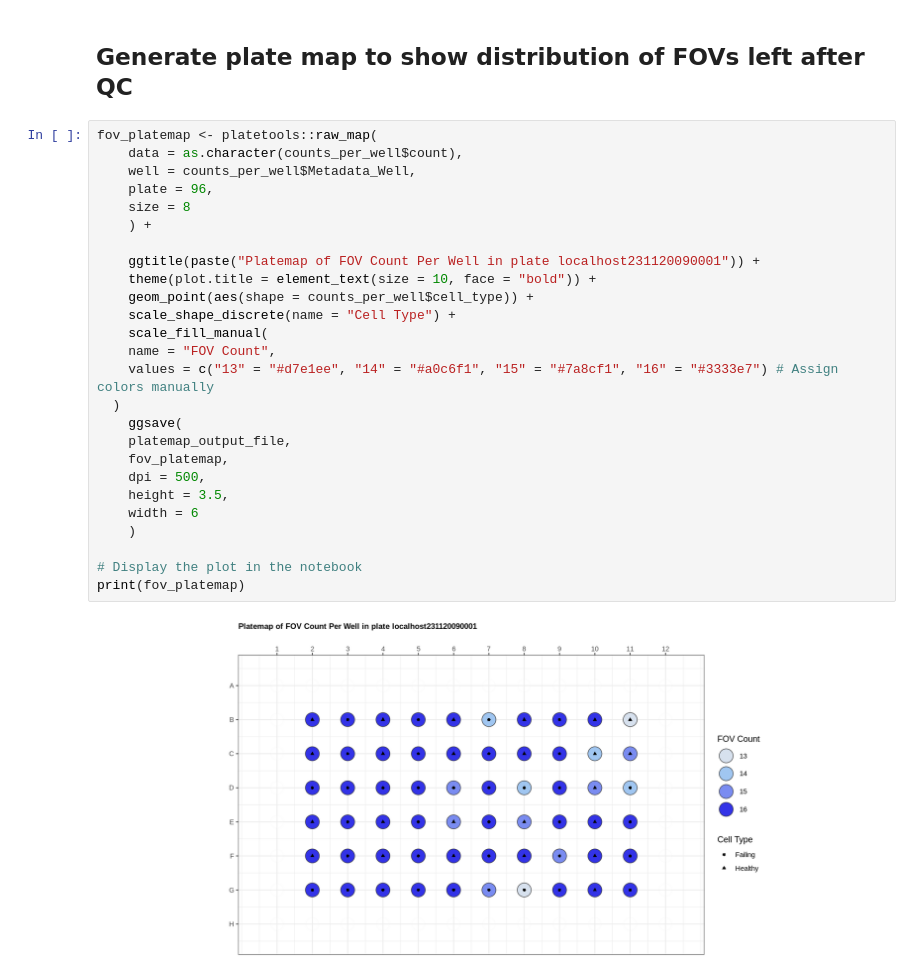
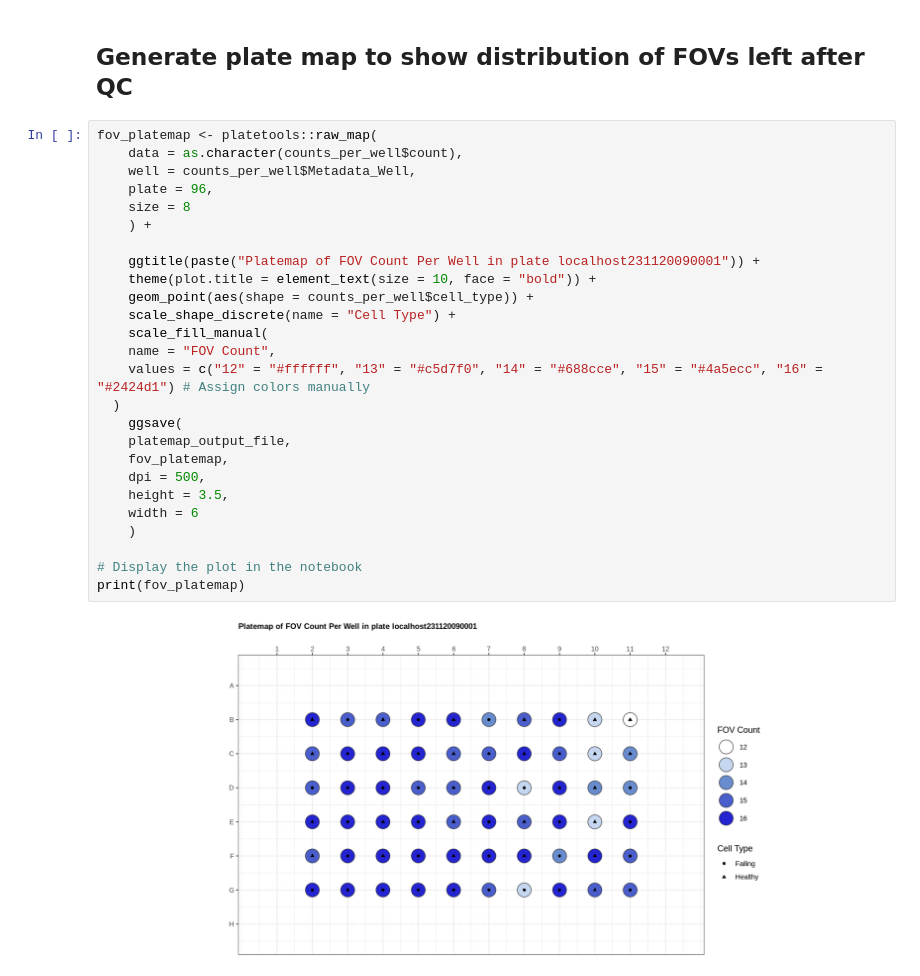
Before and after one commit to WayScience/cellpainting_predicts_cardiac_fibrosis, a Jupyter notebook: 1.preprocessing_data/1.qc_report.ipynb, the cells around one changed output. Cells and saved outputs as stored; diff of their text form.

```diff
--- a/1.preprocessing_data/1.qc_report.ipynb
+++ b/1.preprocessing_data/1.qc_report.ipynb
@@ -133,31 +133,31 @@ print(fov_chart)
 # %%
 fov_platemap <- platetools::raw_map(
     data = as.character(counts_per_well$count),
     well = counts_per_well$Metadata_Well,
     plate = 96,
     size = 8
     ) +
 
     ggtitle(paste("Platemap of FOV Count Per Well in plate localhost231120090001")) +
     theme(plot.title = element_text(size = 10, face = "bold")) +
     geom_point(aes(shape = counts_per_well$cell_type)) +
     scale_shape_discrete(name = "Cell Type") +
     scale_fill_manual(
     name = "FOV Count",
-    values = c("13" = "#d7e1ee", "14" = "#a0c6f1", "15" = "#7a8cf1", "16" = "#3333e7") # Assign colors manually
+    values = c("12" = "#ffffff", "13" = "#c5d7f0", "14" = "#688cce", "15" = "#4a5ecc", "16" = "#2424d1") # Assign colors manually
   )
     ggsave(
     platemap_output_file,
     fov_platemap,
     dpi = 500,
     height = 3.5,
     width = 6
     )
 
 # Display the plot in the notebook
 print(fov_platemap)
 # %% [output]
-[figure, old version]
+[figure, new version]
 # %%
 # Filter wells with less than 16 FOVs
 filtered_counts <- counts_per_well %>% filter(count < 16)
```
Also changed, not shown: parts of 3 cells of this notebook, 10 other files.
